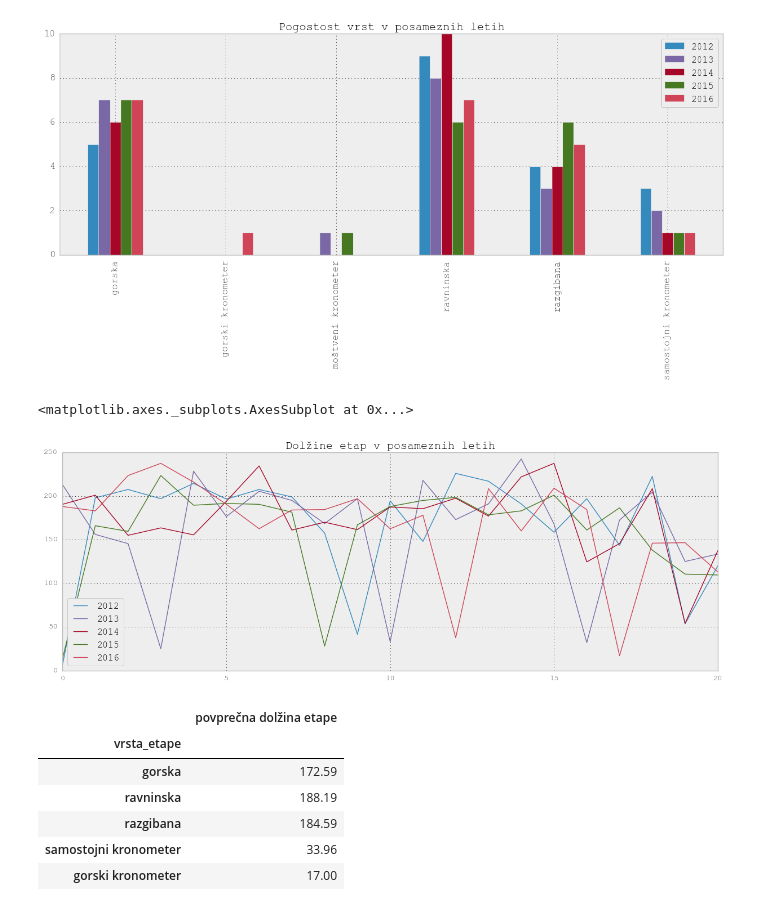
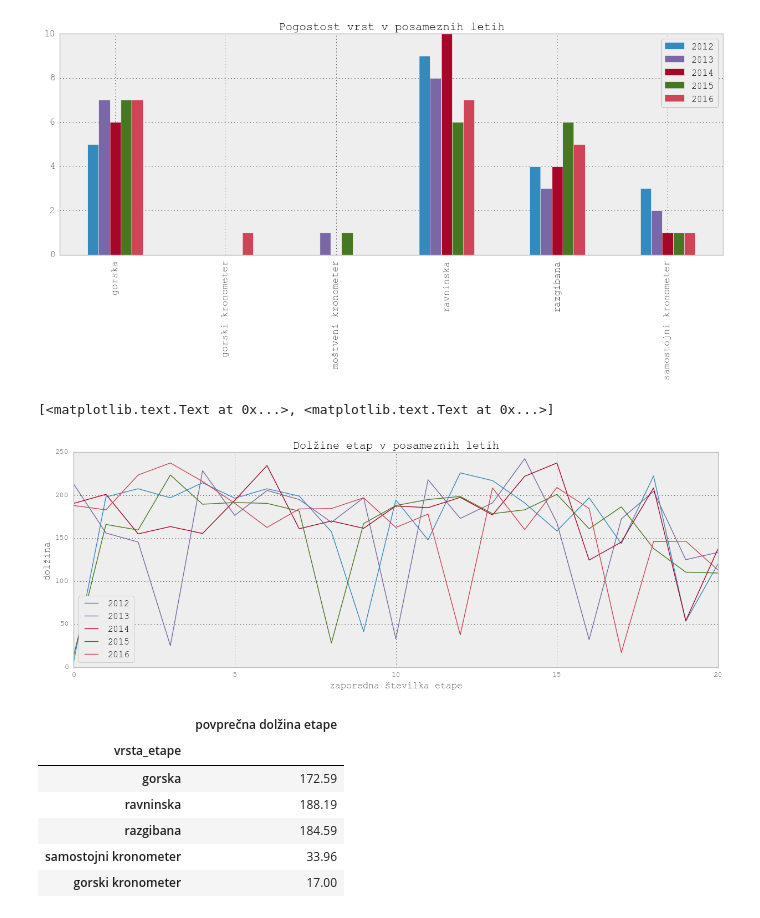
Before and after one commit to aeTS/Projekt-PRO1, a Jupyter notebook: Projekt_analiza_Tour.ipynb, the cells around one changed output. Saved outputs shown, nothing was run; the diff lists cells and outputs as text; code cells hidden in the pictures.

```diff
--- a/Projekt_analiza_Tour.ipynb
+++ b/Projekt_analiza_Tour.ipynb
@@ -270,19 +325,19 @@ tabela(e2012, e2013, e2014, e2015, e2016, 'vrsta_etape')
 # %%
 d2 = pd.DataFrame(e2012['dolžina_etape'])
 d2.columns = ['2012']
 d3 = pd.DataFrame(e2013['dolžina_etape'])
 d3.columns = ['2013']
 d4 = pd.DataFrame(e2014['dolžina_etape'])
 d4.columns = ['2014']
 d5 = pd.DataFrame(e2015['dolžina_etape'])
 d5.columns = ['2015']
 d6 = pd.DataFrame(e2016['dolžina_etape'])
 d6.columns = ['2016']
 D0 = pd.concat([d2, d3, d4, d5, d6], axis=1)
-D0.plot(title='Dolžine etap v posameznih letih')
+D0.plot(title='Dolžine etap v posameznih letih').set(xlabel="zaporedna številka etape", ylabel="dolžina")
 # %% [output]
-<matplotlib.axes._subplots.AxesSubplot at 0x...>
+[<matplotlib.text.Text at 0x...>, <matplotlib.text.Text at 0x...>]
-[figure, old version]
+[figure, new version]
 # %%
 gore = E[et.vrsta_etape == 'gorska'].groupby('vrsta_etape').mean()['dolžina_etape']
 ravnine = E[et.vrsta_etape == 'ravninska'].groupby('vrsta_etape').mean()['dolžina_etape']
```
Also changed, not shown: parts of 38 cells of this notebook.
